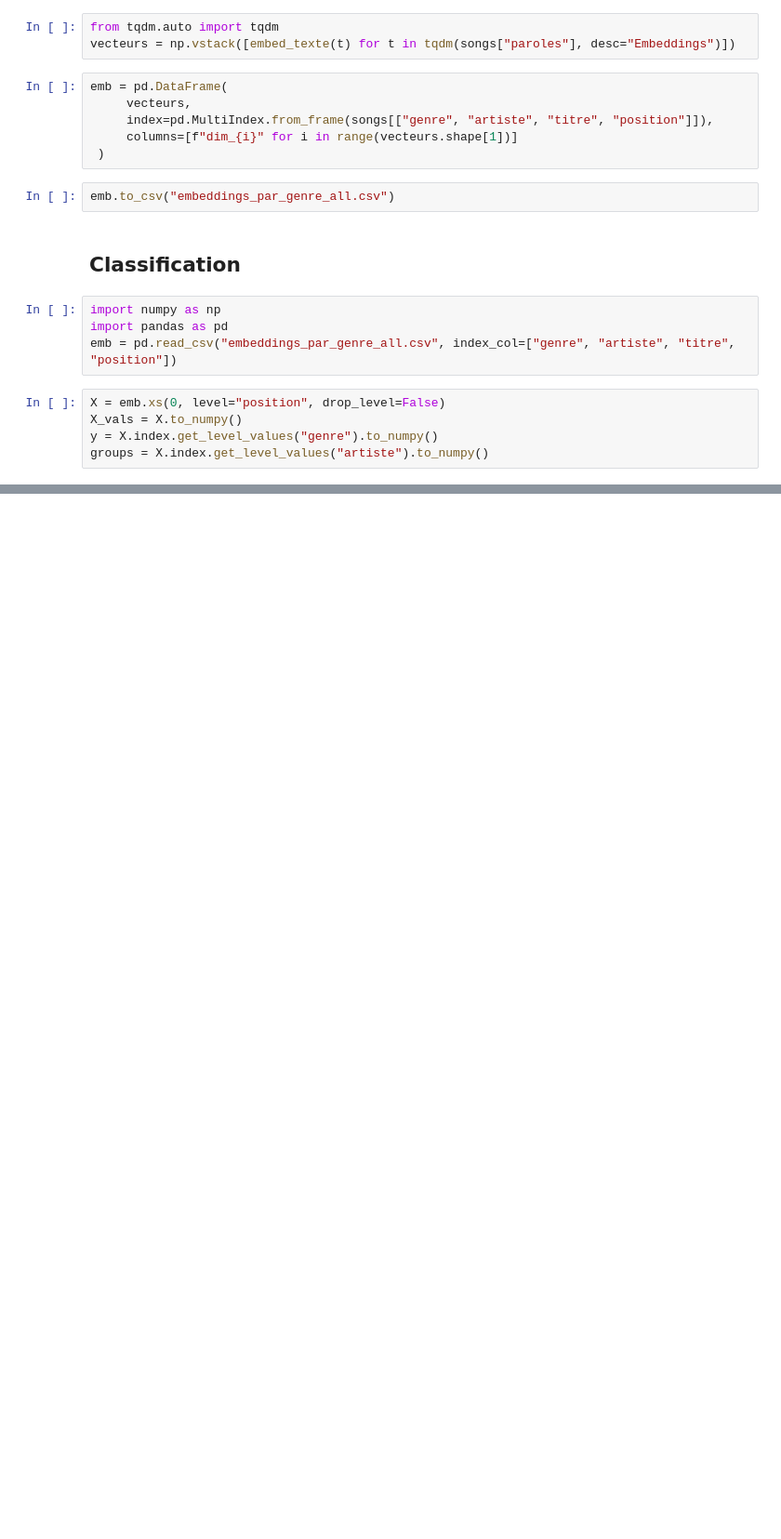
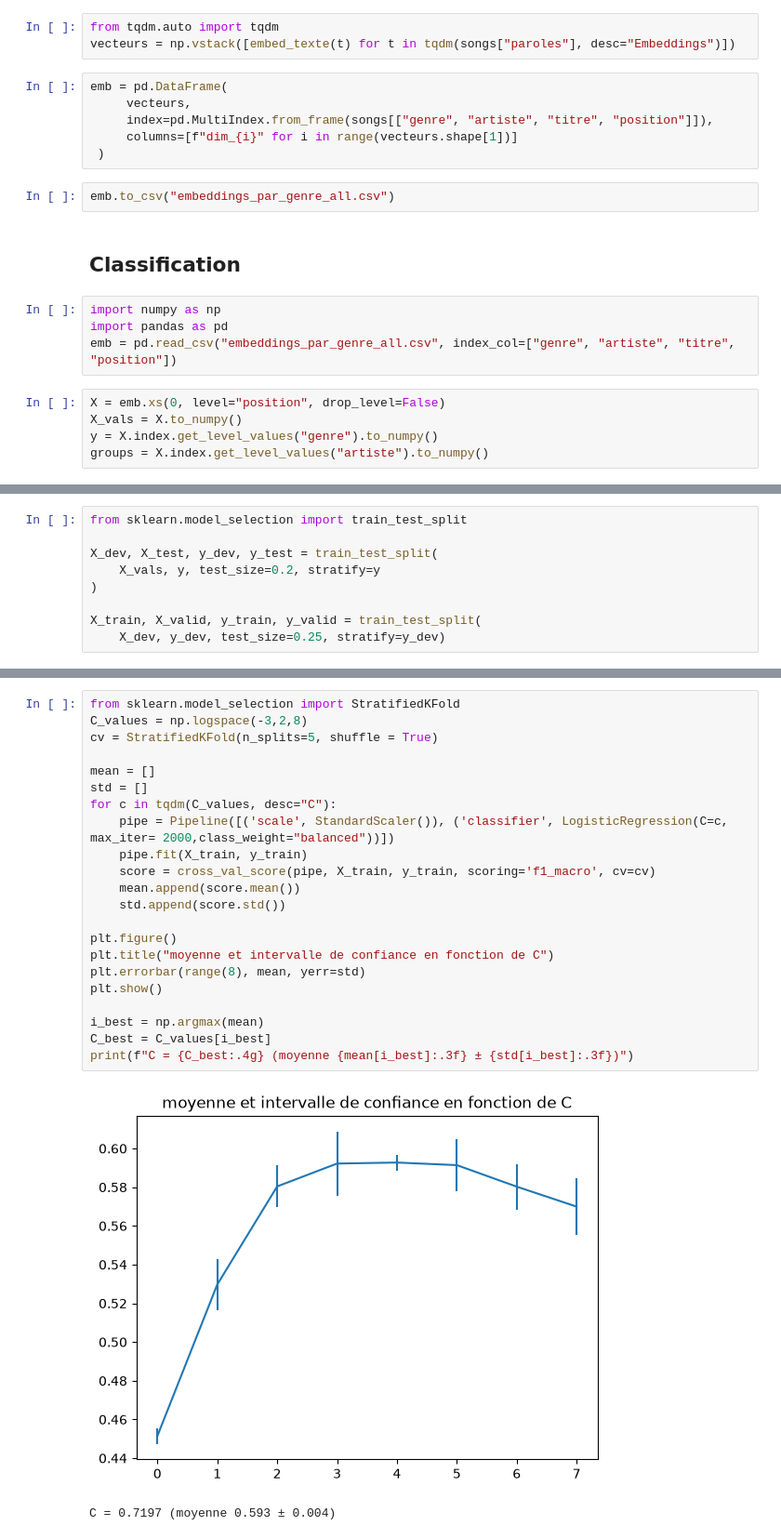
Before and after one commit to Ilyass-42/metal-mining, a Jupyter notebook: Classification_multi.ipynb, the cells around one changed output, grey strips where cells are left out. Shown at 93% size. Cells and saved outputs as stored; diff of their text form; blank space fills up the shorter version.

```diff
--- a/Classification_multi.ipynb
+++ b/Classification_multi.ipynb
@@ -257,0 +216,9 @@ On remarque que seuls Death, Grindcore, Heavy, Power, Progressive et Thrash sont
+# %%
+from sklearn.model_selection import train_test_split
+
+X_dev, X_test, y_dev, y_test = train_test_split(
+    X_vals, y, test_size=0.2, stratify=y
+)
+
+X_train, X_valid, y_train, y_valid = train_test_split(
+    X_dev, y_dev, test_size=0.25, stratify=y_dev)
@@ -257,0 +251,25 @@ On remarque que seuls Death, Grindcore, Heavy, Power, Progressive et Thrash sont
+# %%
+from sklearn.model_selection import StratifiedKFold
+C_values = np.logspace(-3,2,8)
+cv = StratifiedKFold(n_splits=5, shuffle = True)
+
+mean = []
+std = []
+for c in tqdm(C_values, desc="C"):
+    pipe = Pipeline([('scale', StandardScaler()), ('classifier', LogisticRegression(C=c, max_iter= 2000,class_weight="balanced"))])
+    pipe.fit(X_train, y_train)
+    score = cross_val_score(pipe, X_train, y_train, scoring='f1_macro', cv=cv)
+    mean.append(score.mean())
+    std.append(score.std())
+
+plt.figure()
+plt.title("moyenne et intervalle de confiance en fonction de C")
+plt.errorbar(range(8), mean, yerr=std)
+plt.show()
+
+i_best = np.argmax(mean)
+C_best = C_values[i_best]
+print(f"C = {C_best:.4g} (moyenne {mean[i_best]:.3f} ± {std[i_best]:.3f})")
+# %% [output]
+[figure, added]
+C = 0.7197 (moyenne 0.593 ± 0.004)
```
Also changed, not shown: parts of 18 cells of this notebook.
